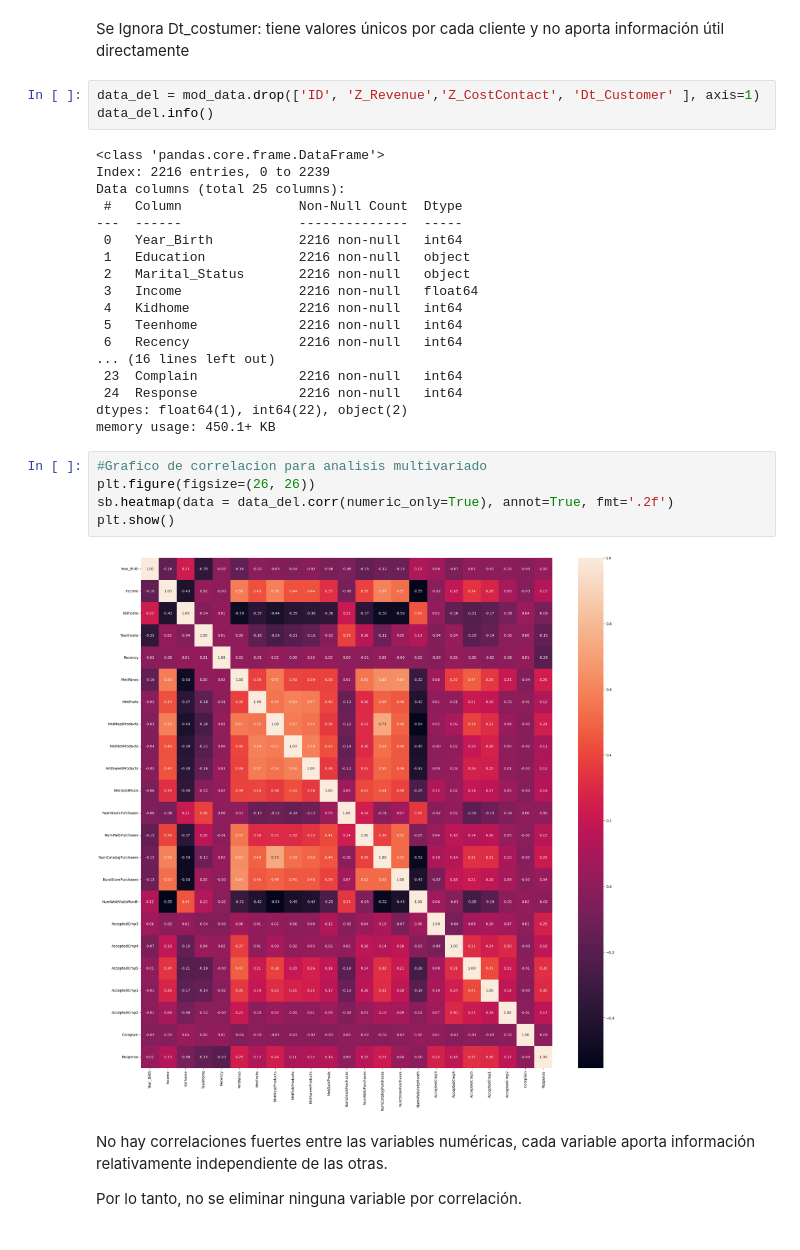
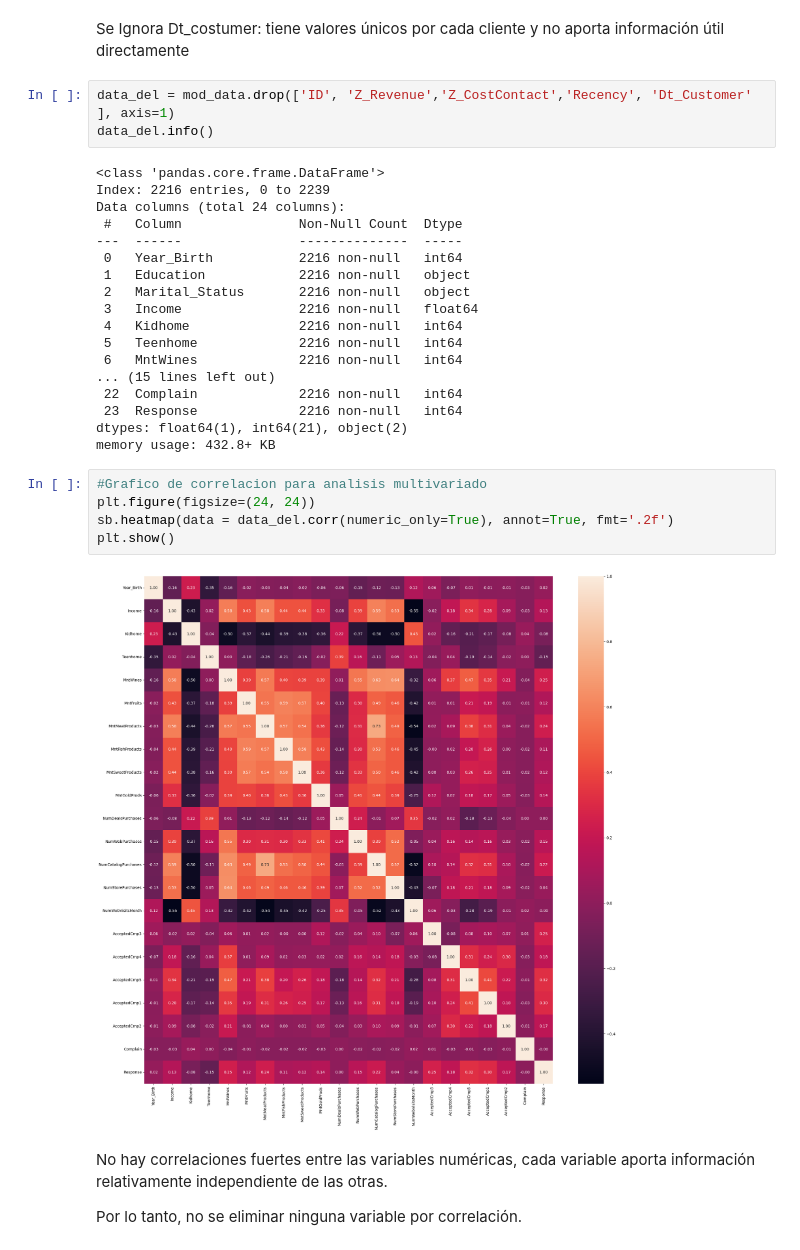
Before and after one commit to SierraSantiago/Caso-de-Agrupamiento, a Jupyter notebook: Caso1.ipynb, the cells around one changed output. Saved outputs shown, nothing was run; the diff lists cells and outputs as text.

```diff
--- a/Caso1.ipynb
+++ b/Caso1.ipynb
@@ -161,12 +161,12 @@ plt.show()
 # %% [markdown]
 Se Ignora Dt_costumer: tiene valores únicos por cada cliente y no aporta información útil directamente
 # %%
-data_del = mod_data.drop(['ID', 'Z_Revenue','Z_CostContact', 'Dt_Customer' ], axis=1)
+data_del = mod_data.drop(['ID', 'Z_Revenue','Z_CostContact','Recency', 'Dt_Customer' ], axis=1)
 data_del.info()
 # %% [output]
 <class 'pandas.core.frame.DataFrame'>
 Index: 2216 entries, 0 to 2239
-Data columns (total 25 columns):
+Data columns (total 24 columns):
  #   Column               Non-Null Count  Dtype
 ---  ------               --------------  -----
  0   Year_Birth           2216 non-null   int64
@@ -175,19 +175,19 @@ Data columns (total 25 columns):
  3   Income               2216 non-null   float64
  4   Kidhome              2216 non-null   int64
  5   Teenhome             2216 non-null   int64
- 6   Recency              2216 non-null   int64
-... (16 lines left out)
- 23  Complain             2216 non-null   int64
- 24  Response             2216 non-null   int64
-dtypes: float64(1), int64(22), object(2)
-memory usage: 450.1+ KB
+ 6   MntWines             2216 non-null   int64
+... (15 lines left out)
+ 22  Complain             2216 non-null   int64
+ 23  Response             2216 non-null   int64
+dtypes: float64(1), int64(21), object(2)
+memory usage: 432.8+ KB
 # %%
 #Grafico de correlacion para analisis multivariado
-plt.figure(figsize=(26, 26))
+plt.figure(figsize=(24, 24))
 sb.heatmap(data = data_del.corr(numeric_only=True), annot=True, fmt='.2f')
 plt.show()
 # %% [output]
-[figure, old version]
+[figure, new version]
 # %% [markdown]
 No hay correlaciones fuertes entre las variables numéricas, cada variable aporta información relativamente independiente de las otras.
 
```
Also changed, not shown: parts of 21 cells of this notebook.
